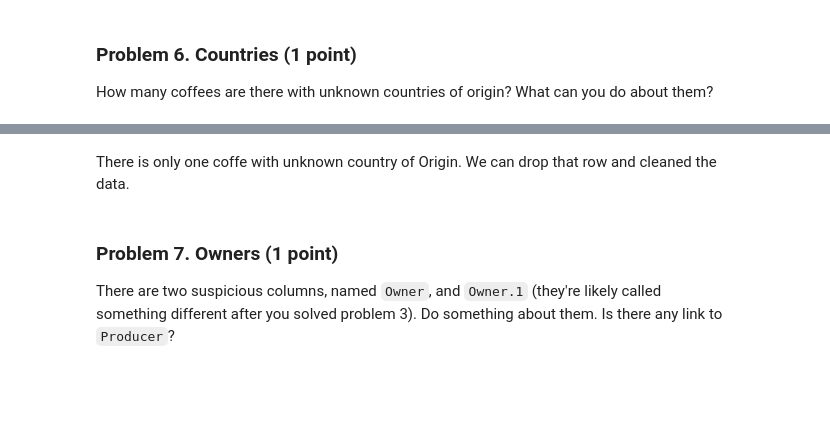
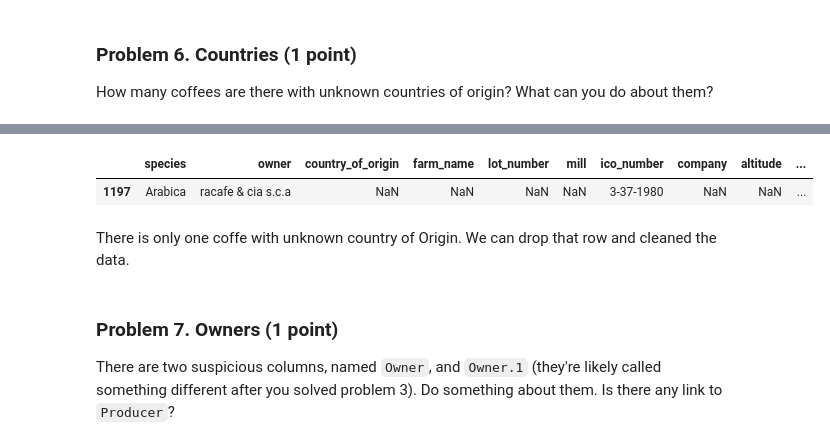
Before and after one commit to i11g/Data-Tidying, a Jupyter notebook: Data Tidying and Cleaning Lab.ipynb, the cells around one changed output, grey strips where cells are left out. Cells and saved outputs as stored; diff of their text form; code cells hidden in the pictures; blank space fills up the shorter version.

```diff
--- a/Data Tidying and Cleaning Lab.ipynb
+++ b/Data Tidying and Cleaning Lab.ipynb
@@ -178,4 +182,7 @@ Name: Bag_Weight, Length: 1339, dtype: object
 # %%
-# Extract weight
-coffe_index["Bag_Weight_num"] = coffe_index["Bag_Weight"].str.extract(r'(\d+\.?\d*)')[0].astype(float)
+# 2. Extract weight
+# We want to see what is the clear weight of each observation. To do this we will extract the weight
+# as a float. The extracted weight we will keep in a new feature column - bag_weight_num.
+
+coffe_index["bag_weight_num"] = coffe_index["bag_weight"].str.extract(r'(\d+\.?\d*)')[0].astype(float)
 # %%
@@ -196,4 +203,7 @@ Name: Bag_Weight_num, Length: 1339, dtype: float64
 # %%
-# Extract the unit
-coffe_index["Bag_Weight_unit"] =  coffe_index["Bag_Weight"].str.extract(r'\d+\.?\d*\s*([a-z]*)')[0]
+# 3.Extract the unit
+
+# As a next step we will extract the unit from the bag_weight column and store it in a new columng bag_weight_unit
+
+coffe_index["bag_weight_unit"] =  coffe_index["bag_weight"].str.extract(r'\d+\.?\d*\s*([a-z]*)')[0]
 # %%
@@ -311,3 +372,10 @@ Name: count, dtype: int64
+# %%
+unknown_countries = coffe_index[coffe_index["country_of_origin"].isna()]
+# %%
+unknown_countries
+# %% [output]
+|  | species | owner | country_of_origin | farm_name | lot_number | mill | ico_number | company | altitude | ... |
+| 1197 | Arabica | racafe & cia s.c.a | NaN | NaN | NaN | NaN | 3-37-1980 | NaN | NaN | ... |
 # %% [markdown]
 There is only one coffe with unknown country of Origin. We can drop that row and cleaned the data.
 # %% [markdown]
```
Also changed, not shown: parts of 43 cells of this notebook, 1 other file.
